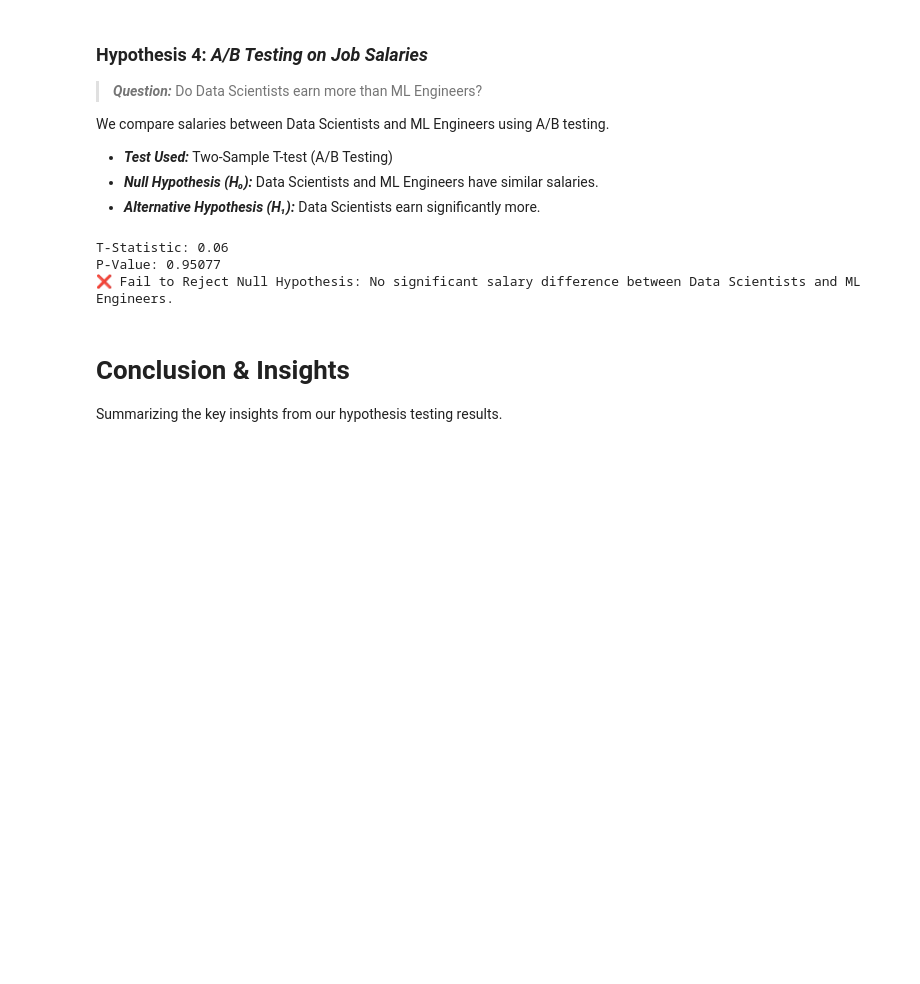
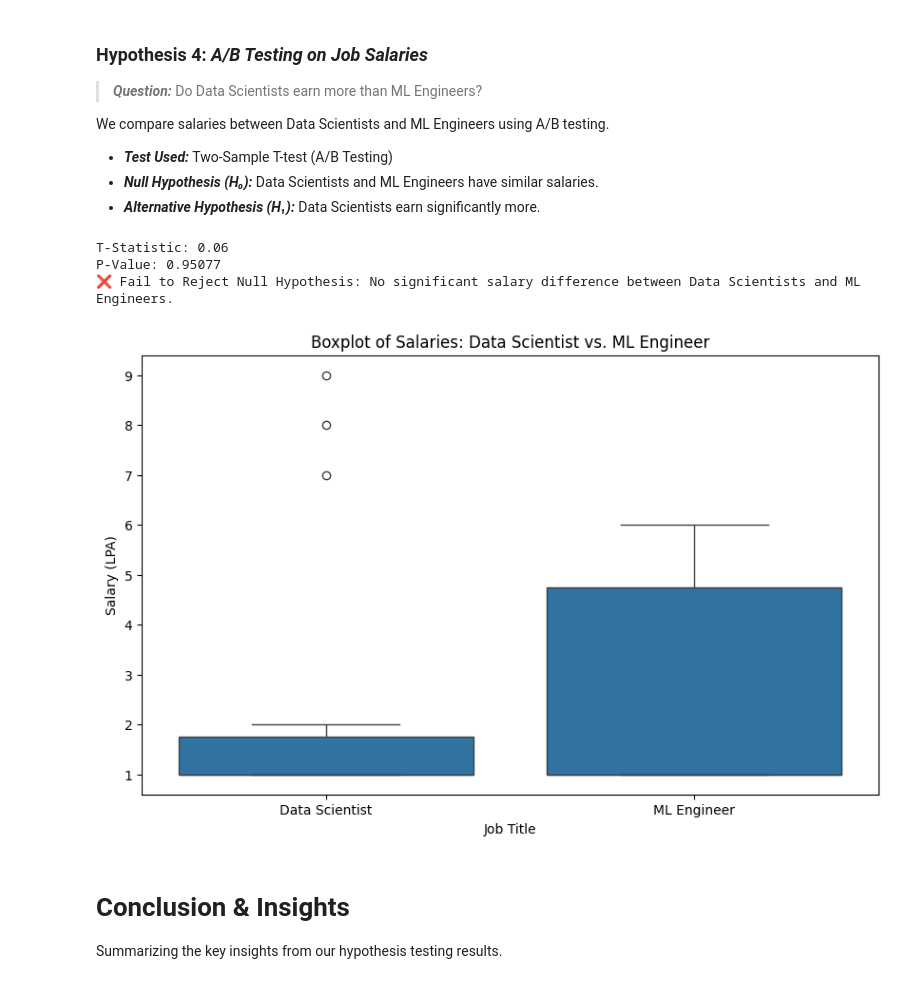
Before and after one commit to skand-ahuja/Job-Market-Trends-Analysis, a Jupyter notebook: Notebooks/hypothesis_testing.ipynb, the cells around one changed output. Drawn from its saved outputs; the diff is of its cells as text; code cells hidden in the pictures; blank space fills up the shorter version.

```diff
--- a/Notebooks/hypothesis_testing.ipynb
+++ b/Notebooks/hypothesis_testing.ipynb
@@ -168,6 +197,22 @@ else:
 T-Statistic: 0.06
 P-Value: 0.95077
 ❌ Fail to Reject Null Hypothesis: No significant salary difference between Data Scientists and ML Engineers.
+# %%
+# Combine Data Scientist and ML Engineer salaries into a single DataFrame for plotting
+salaries_ab_test_df = pd.DataFrame({
+    'Salary': pd.concat([ds_salaries, ml_salaries]),
+    'Job Title': ['Data Scientist'] * len(ds_salaries) + ['ML Engineer'] * len(ml_salaries)
+})
+
+# Plot the boxplot
+plt.figure(figsize=(10, 6))
+sns.boxplot(x='Job Title', y='Salary', data=salaries_ab_test_df)
+plt.title('Boxplot of Salaries: Data Scientist vs. ML Engineer')
+plt.xlabel('Job Title')
+plt.ylabel('Salary (LPA)')
+plt.show()
+# %% [output]
+[figure, added]
 # %% [markdown]
 # **Conclusion & Insights**
 
```
Also changed, not shown: parts of 3 cells of this notebook, 14 other files.
